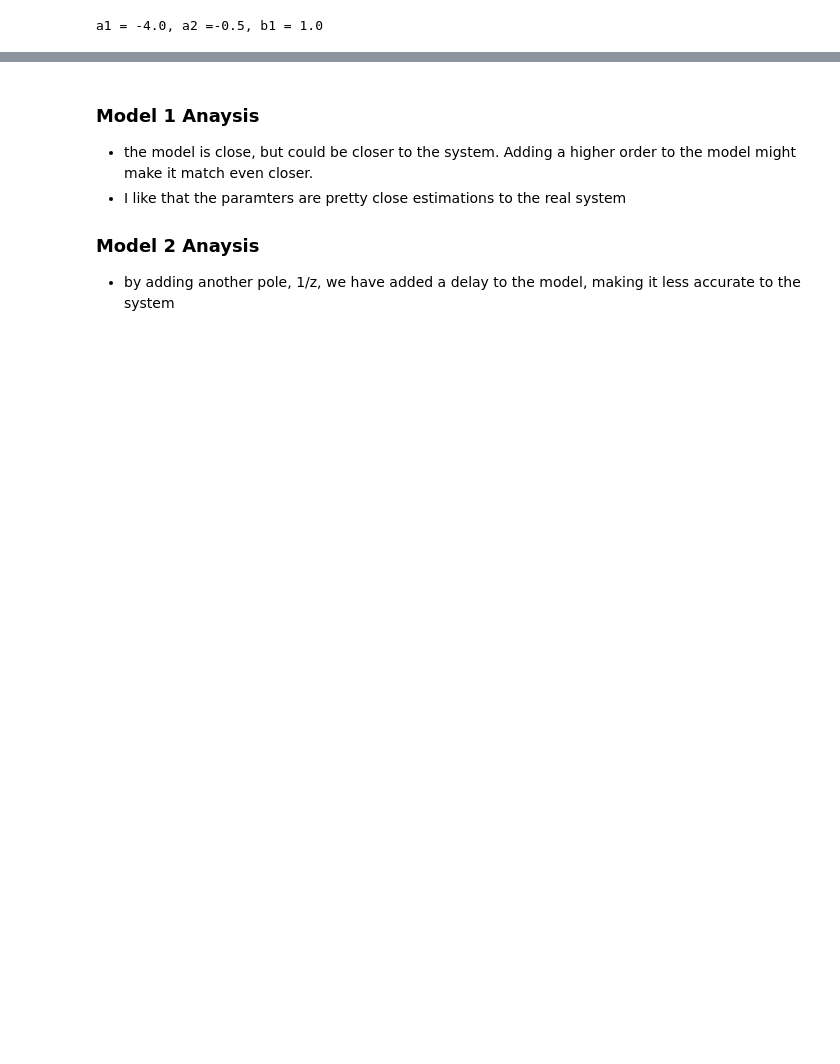
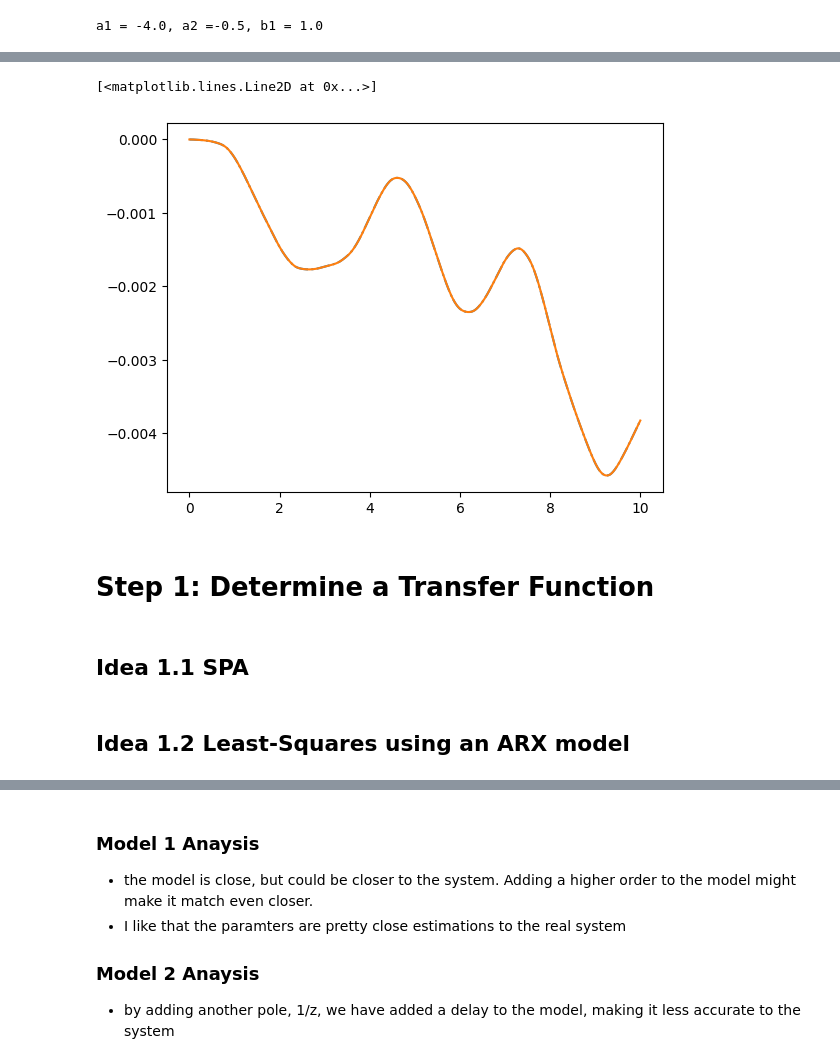
Before and after one commit to gibbsalex/my-demos, a Jupyter notebook: bike_suspension_sim/sig_id_proto.ipynb, the cells around one changed output, grey strips where cells are left out. Drawn from its saved outputs; the diff is of its cells as text; code cells hidden in the pictures; blank space fills up the shorter version.

```diff
--- a/bike_suspension_sim/sig_id_proto.ipynb
+++ b/bike_suspension_sim/sig_id_proto.ipynb
@@ -78,0 +110,18 @@ plt.show()
+# %%
+u = sol.y[2]
+t = t = np.linspace(t_span[0], t_span[1], 1000)
+tout, yout, xout = signal.lsim(sys_real, U=u, T=t)
+tout_d, yout_d = signal.dlsim(sys_d, u, t=t) #
+tout_d2, yout_d2 = signal.dlsim(sys_d2, u, t=t)
+
+plt.figure()
+plt.plot(tout, yout, "-.")
+#plt.plot(tout_d, yout_d)
+plt.plot(tout_d2, yout_d2)
+# %% [output]
+[<matplotlib.lines.Line2D at 0x...>]
+[figure, added]
+# %% [markdown]
+# Step 1: Determine a Transfer Function
+# %% [markdown]
+## Idea 1.1 SPA
@@ -79 +143,3 @@ plt.show()
+# %% [markdown]
+## Idea 1.2 Least-Squares using an ARX model
 # %% [markdown]
```
Also changed, not shown: parts of 16 cells of this notebook, 2 other files.
